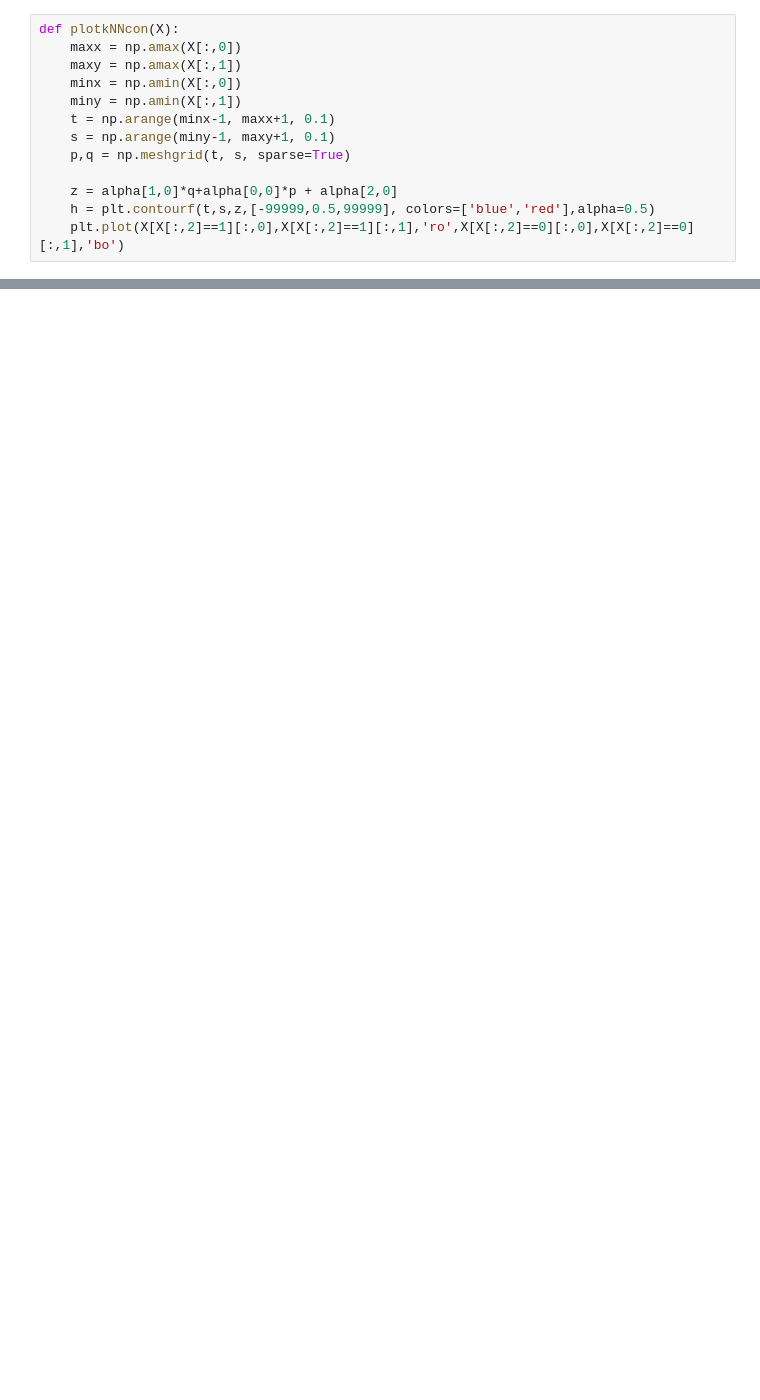
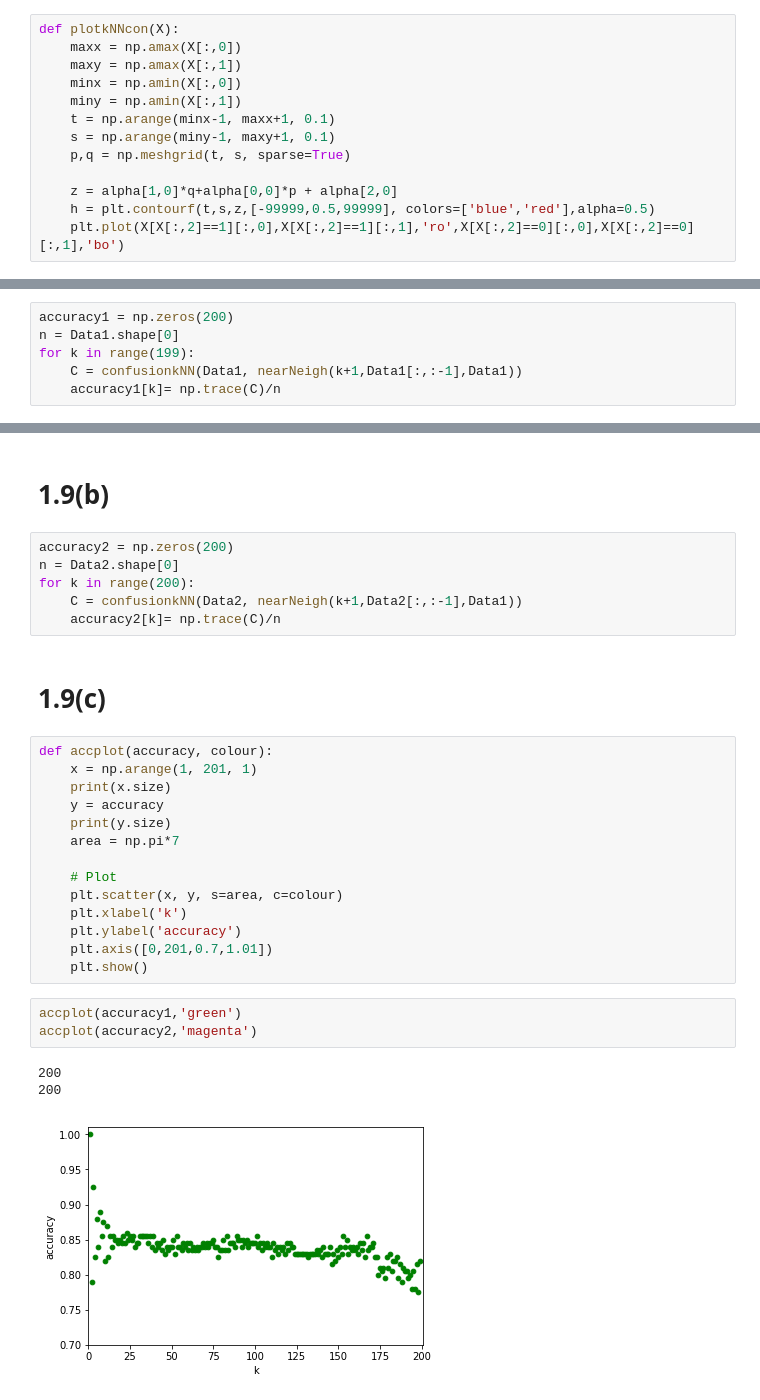
Before and after one commit to libbylb/Machine-Learning-Practical-Lab, a Jupyter notebook: Sheet 1.ipynb, the cells around one changed output, grey strips where cells are left out. Cells and saved outputs as stored; diff of their text form; blank space fills up the shorter version.

```diff
--- a/Sheet 1.ipynb
+++ b/Sheet 1.ipynb
@@ -293,0 +320,6 @@ def plotkNNcon(X):
+# %%
+accuracy1 = np.zeros(200)
+n = Data1.shape[0]
+for k in range(199):
+    C = confusionkNN(Data1, nearNeigh(k+1,Data1[:,:-1],Data1))
+    accuracy1[k]= np.trace(C)/n
@@ -293,0 +344,31 @@ def plotkNNcon(X):
+# %% [markdown]
+# 1.9(b)
+# %%
+accuracy2 = np.zeros(200)
+n = Data2.shape[0]
+for k in range(200):
+    C = confusionkNN(Data2, nearNeigh(k+1,Data2[:,:-1],Data1))
+    accuracy2[k]= np.trace(C)/n
+# %% [markdown]
+# 1.9(c)
+# %%
+def accplot(accuracy, colour):
+    x = np.arange(1, 201, 1)
+    print(x.size)
+    y = accuracy
+    print(y.size)
+    area = np.pi*7
+
+    # Plot
+    plt.scatter(x, y, s=area, c=colour)
+    plt.xlabel('k')
+    plt.ylabel('accuracy')
+    plt.axis([0,201,0.7,1.01])
+    plt.show()
+# %%
+accplot(accuracy1,'green')
+accplot(accuracy2,'magenta')
+# %% [output]
+200
+200
+[figure, added]
```
Also changed, not shown: parts of 15 cells of this notebook.
